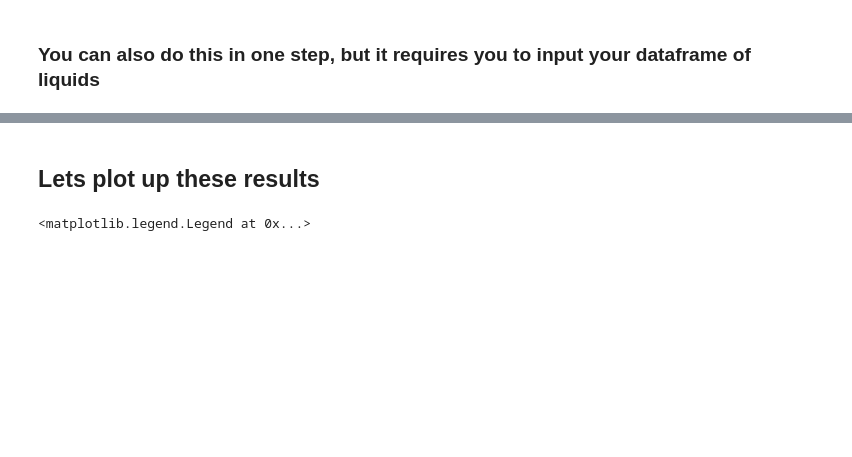
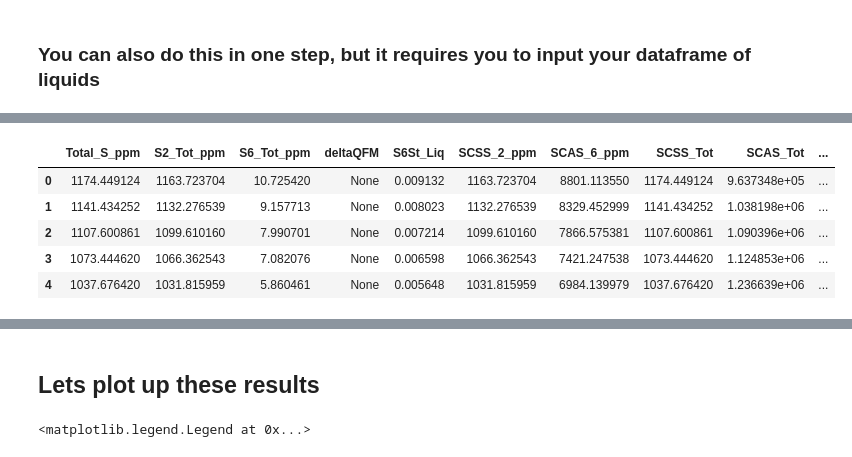
Before and after one commit to PennyWieser/PySulfSat, a Jupyter notebook: docs/Examples/S6_S2_Corrections/S6_S2_Corrections_Nash_Jugo_Kleinsasser.ipynb, the cells around one changed output, grey strips where cells are left out. Cells and saved outputs as stored; diff of their text form; code cells hidden in the pictures; blank space fills up the shorter version.

```diff
--- a/docs/Examples/S6_S2_Corrections/S6_S2_Corrections_Nash_Jugo_Kleinsasser.ipynb
+++ b/docs/Examples/S6_S2_Corrections/S6_S2_Corrections_Nash_Jugo_Kleinsasser.ipynb
@@ -316,0 +320,15 @@ df_ST_OM2022_1step.head()
+# %%
+df_ST_OM2022_1step=ss.calculate_S_Total_SCSS_SCAS(
+SCSS=Smythe_FixedSulf['SCSS2_ppm_ideal_Smythe2017'],
+T_K=df_out['T_K'], P_kbar=1,
+SCAS=ZT22_SCAS['SCAS6_ppm'],
+model='GW2026_1atm',logfo2=df_out['Lg(fO2)'],
+df=df_out)
+df_ST_OM2022_1step.head()
+# %% [output]
+|  | Total_S_ppm | S2_Tot_ppm | S6_Tot_ppm | deltaQFM | S6St_Liq | SCSS_2_ppm | SCAS_6_ppm | SCSS_Tot | SCAS_Tot | ... |
+| 0 | 1174.449124 | 1163.723704 | 10.725420 | None | 0.009132 | 1163.723704 | 8801.113550 | 1174.449124 | 9.637348e+05 | ... |
+| 1 | 1141.434252 | 1132.276539 | 9.157713 | None | 0.008023 | 1132.276539 | 8329.452999 | 1141.434252 | 1.038198e+06 | ... |
+| 2 | 1107.600861 | 1099.610160 | 7.990701 | None | 0.007214 | 1099.610160 | 7866.575381 | 1107.600861 | 1.090396e+06 | ... |
+| 3 | 1073.444620 | 1066.362543 | 7.082076 | None | 0.006598 | 1066.362543 | 7421.247538 | 1073.444620 | 1.124853e+06 | ... |
+| 4 | 1037.676420 | 1031.815959 | 5.860461 | None | 0.005648 | 1031.815959 | 6984.139979 | 1037.676420 | 1.236639e+06 | ... |
```
Also changed, not shown: parts of 14 cells of this notebook, 6 other files.
